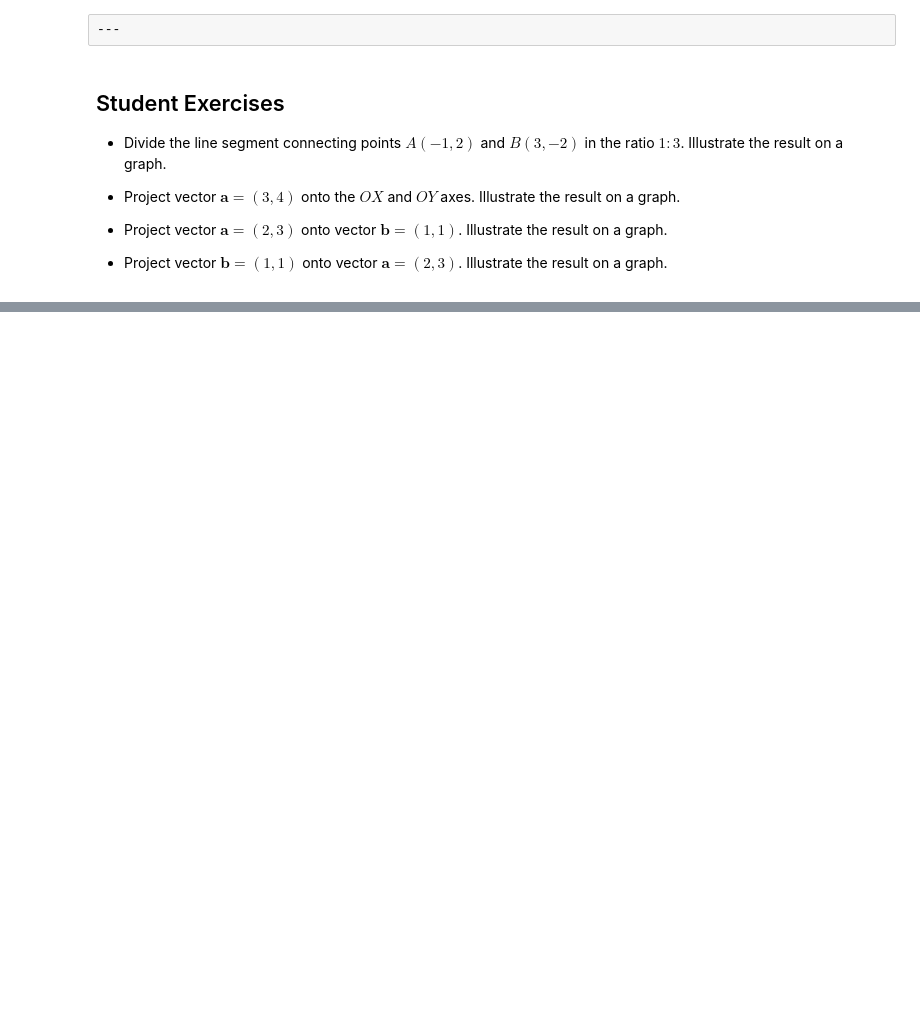
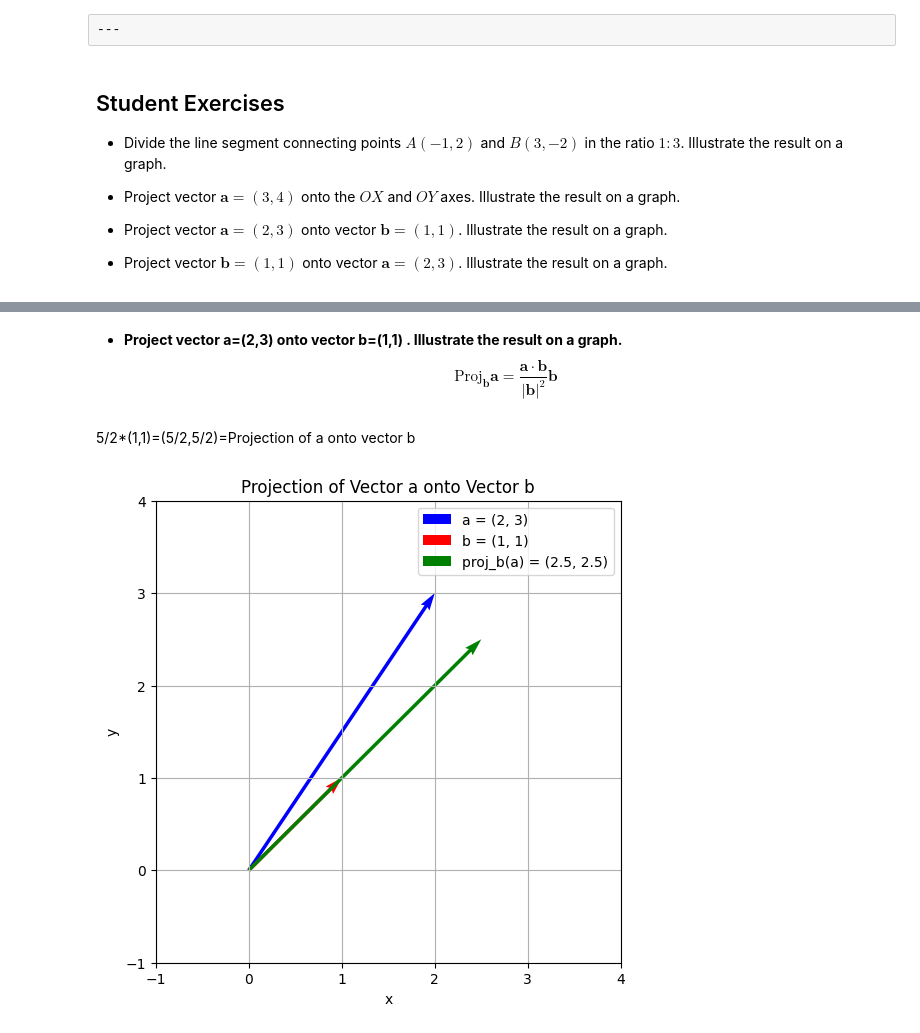
Before and after one commit to smtgl05/Math-2024-25-Winter, a Jupyter notebook: Notebooks_EN/01_Linear_Algebra/03_Vectors/LA_Vectors_projections.ipynb, the cells around one changed output, grey strips where cells are left out. Cells and saved outputs as stored; diff of their text form; code cells hidden in the pictures; blank space fills up the shorter version.

```diff
--- a/Notebooks_EN/01_Linear_Algebra/03_Vectors/LA_Vectors_projections.ipynb
+++ b/Notebooks_EN/01_Linear_Algebra/03_Vectors/LA_Vectors_projections.ipynb
@@ -191,0 +187,37 @@ plt.show()
+# %% [markdown]
+- **Project vector  a=(2,3)  onto vector  b=(1,1) . Illustrate the result on a graph.**
+$$
+\text{Proj}_{\mathbf{b}} \mathbf{a} = \frac{\mathbf{a} \cdot \mathbf{b}}{|\mathbf{b}|^2} \mathbf{b}
+$$
+# %% [markdown]
+5/2*(1,1)=(5/2,5/2)=Projection of a onto vector b
+# %%
+import matplotlib.pyplot as plt
+import numpy as np
+
+# Define vectors a and b
+a = np.array([2, 3])
+b = np.array([1, 1])
+
+# Calculate the projection
+proj_b_a = (np.dot(a, b) / np.dot(b, b)) * b
+
+# Plotting the vectors
+plt.figure(figsize=(6, 6))
+plt.quiver(0, 0, a[0], a[1], angles='xy', scale_units='xy', scale=1, color='blue', label='a = (2, 3)')
+plt.quiver(0, 0, b[0], b[1], angles='xy', scale_units='xy', scale=1, color='red', label='b = (1, 1)')
+plt.quiver(0, 0, proj_b_a[0], proj_b_a[1], angles='xy', scale_units='xy', scale=1, color='green', label='proj_b(a) = (2.5, 2.5)')
+
+# Adding grid and axis labels
+plt.grid(True)
+plt.xlim(-1, 4)
+plt.ylim(-1, 4)
+plt.xlabel('x')
+plt.ylabel('y')
+plt.title('Projection of Vector a onto Vector b')
+plt.legend()
+
+# Displaying the graph
+plt.show()
+# %% [output]
+[figure, added]
```
Also changed, not shown: parts of 7 cells of this notebook.
